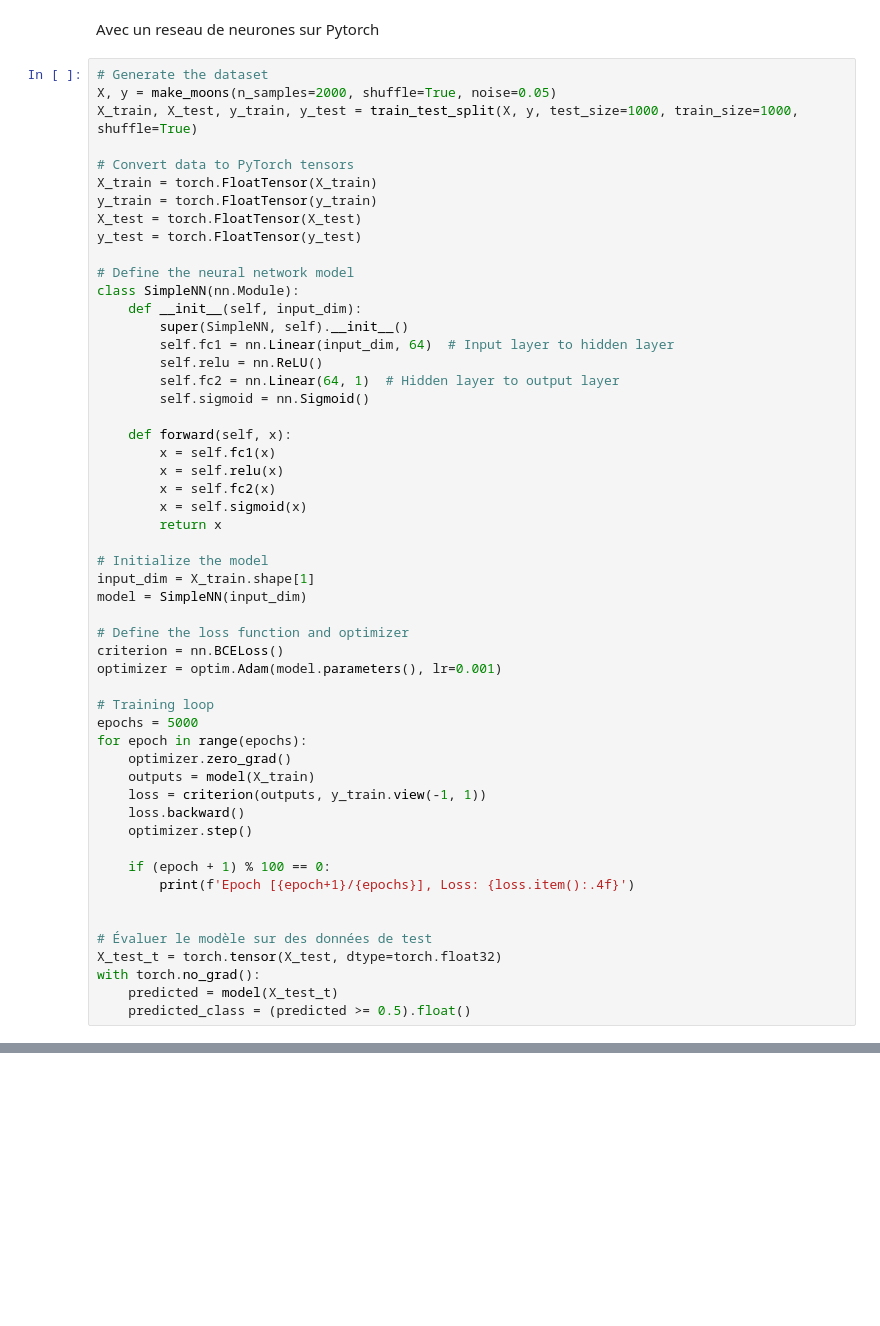
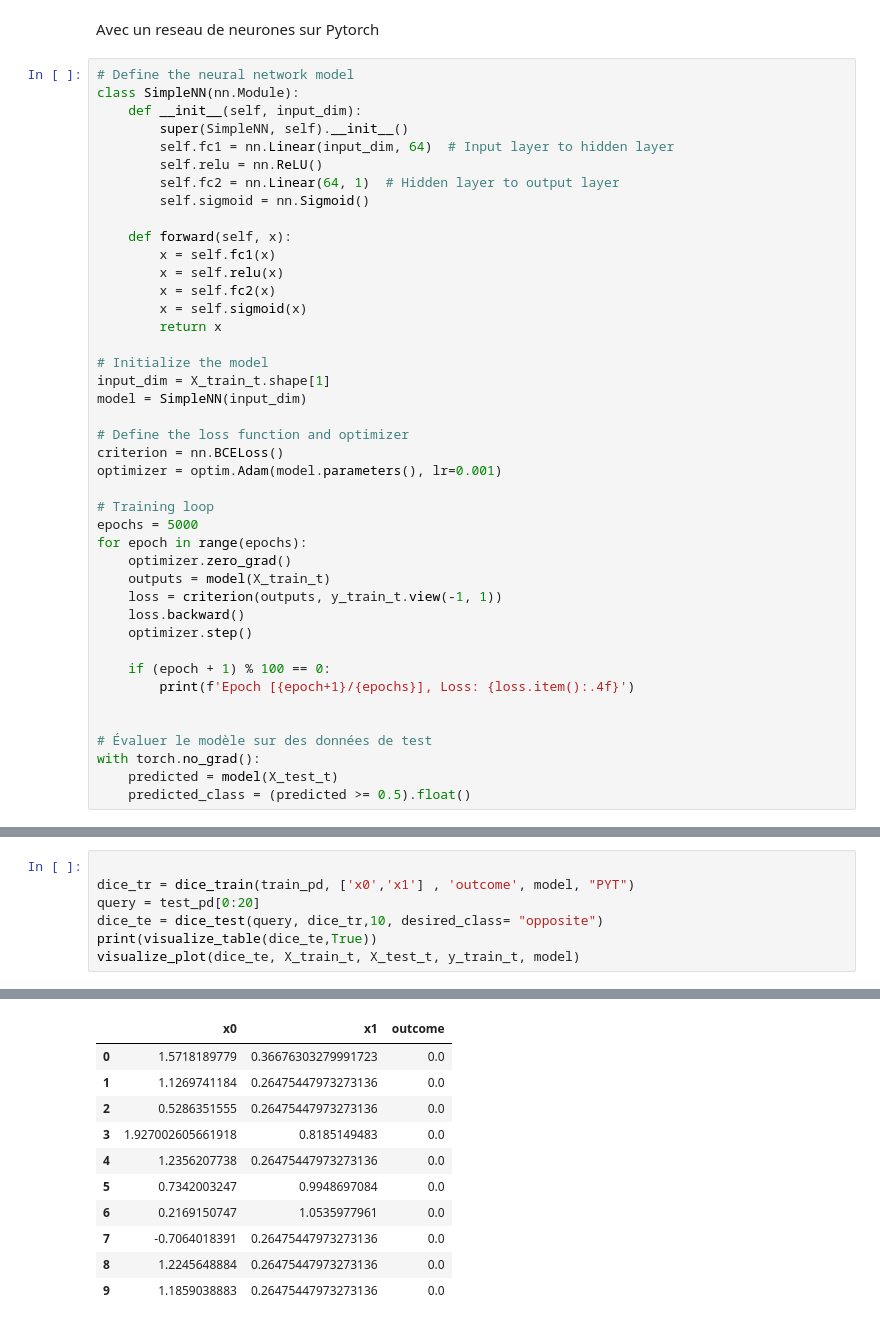
Before and after one commit to pidoux7/XAI, a Jupyter notebook: TME2/TME2_gg.ipynb, the cells around one changed output, grey strips where cells are left out. Drawn from its saved outputs; the diff is of its cells as text; blank space fills up the shorter version.

```diff
--- a/TME2/TME2_gg.ipynb
+++ b/TME2/TME2_gg.ipynb
@@ -174,16 +149,6 @@ Diverse Counterfactual set (new outcome: 1.0)
 # %% [markdown]
 Avec un reseau de neurones sur Pytorch
 # %%
-# Generate the dataset
-X, y = make_moons(n_samples=2000, shuffle=True, noise=0.05)
-X_train, X_test, y_train, y_test = train_test_split(X, y, test_size=1000, train_size=1000, shuffle=True)
-
-# Convert data to PyTorch tensors
-X_train = torch.FloatTensor(X_train)
-y_train = torch.FloatTensor(y_train)
-X_test = torch.FloatTensor(X_test)
-y_test = torch.FloatTensor(y_test)
-
 # Define the neural network model
 class SimpleNN(nn.Module):
     def __init__(self, input_dim):
@@ -201,7 +166,7 @@ class SimpleNN(nn.Module):
         return x
 
 # Initialize the model
-input_dim = X_train.shape[1]
+input_dim = X_train_t.shape[1]
 model = SimpleNN(input_dim)
 
 # Define the loss function and optimizer
@@ -212,8 +177,8 @@ optimizer = optim.Adam(model.parameters(), lr=0.001)
 epochs = 5000
 for epoch in range(epochs):
     optimizer.zero_grad()
-    outputs = model(X_train)
-    loss = criterion(outputs, y_train.view(-1, 1))
+    outputs = model(X_train_t)
+    loss = criterion(outputs, y_train_t.view(-1, 1))
     loss.backward()
     optimizer.step()
 
@@ -222,7 +187,6 @@ for epoch in range(epochs):
 
 
 # Évaluer le modèle sur des données de test
-X_test_t = torch.tensor(X_test, dtype=torch.float32)
 with torch.no_grad():
     predicted = model(X_test_t)
     predicted_class = (predicted >= 0.5).float()
@@ -246,0 +213,8 @@ Epoch [5000/5000], Loss: 0.0006
+# %%
+
+dice_tr = dice_train(train_pd, ['x0','x1'] , 'outcome', model, "PYT")
+query = test_pd[0:20]
+dice_te = dice_test(query, dice_tr,10, desired_class= "opposite")
+print(visualize_table(dice_te,True))
+visualize_plot(dice_te, X_train_t, X_test_t, y_train_t, model)
+# %% [output]
@@ -246,0 +225,11 @@ Epoch [5000/5000], Loss: 0.0006
+|  | x0 | x1 | outcome |
+| 0 | 1.5718189779 | 0.36676303279991723 | 0.0 |
+| 1 | 1.1269741184 | 0.26475447973273136 | 0.0 |
+| 2 | 0.5286351555 | 0.26475447973273136 | 0.0 |
+| 3 | 1.927002605661918 | 0.8185149483 | 0.0 |
+| 4 | 1.2356207738 | 0.26475447973273136 | 0.0 |
+| 5 | 0.7342003247 | 0.9948697084 | 0.0 |
+| 6 | 0.2169150747 | 1.0535977961 | 0.0 |
+| 7 | -0.7064018391 | 0.26475447973273136 | 0.0 |
+| 8 | 1.2245648884 | 0.26475447973273136 | 0.0 |
+| 9 | 1.1859038883 | 0.26475447973273136 | 0.0 |
```
Also changed, not shown: parts of 30 cells of this notebook.
